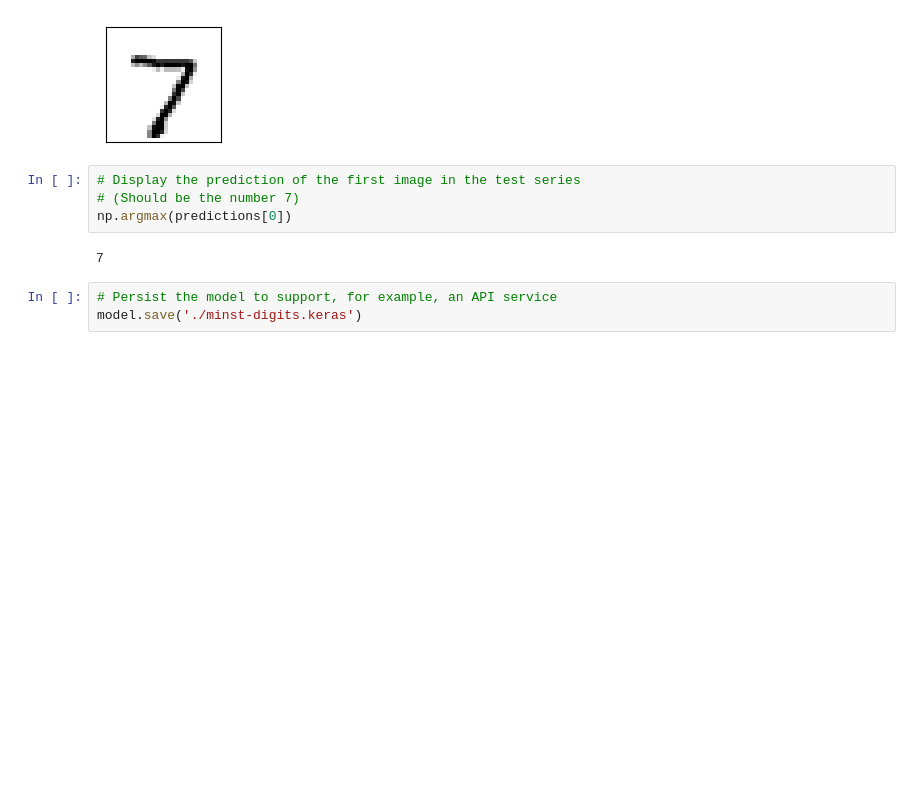
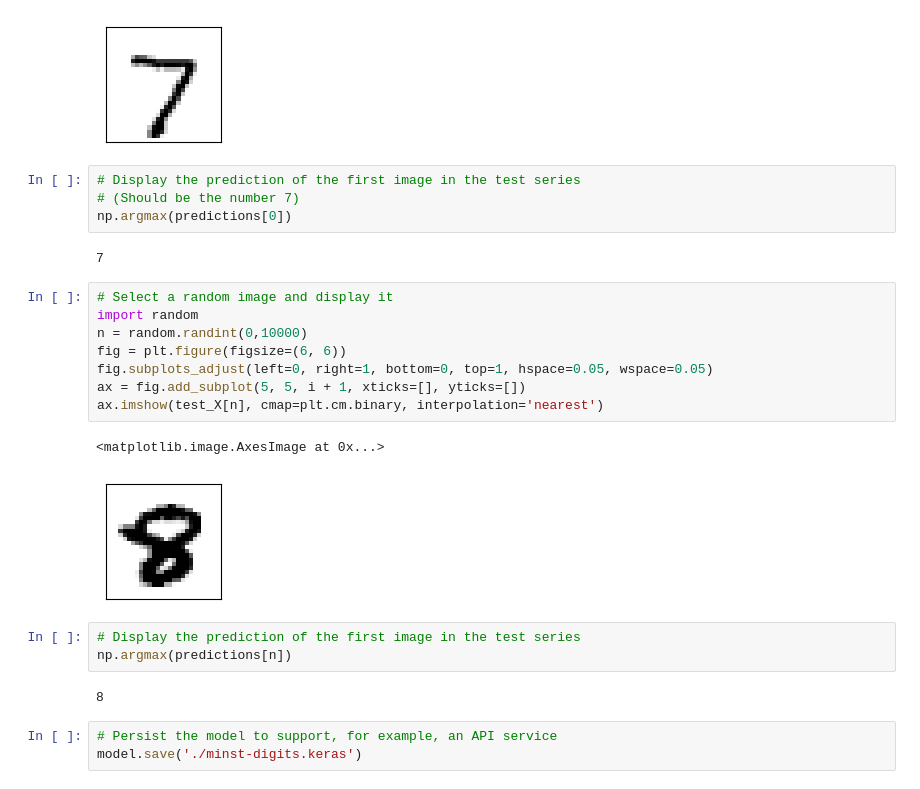
Before and after one commit to andrewwgordon/keras-minst-handwriting, a Jupyter notebook: Keras-Minst-Handwriting.ipynb, the cells around one changed output. Drawn from its saved outputs; the diff is of its cells as text; blank space fills up the shorter version.

```diff
--- a/Keras-Minst-Handwriting.ipynb
+++ b/Keras-Minst-Handwriting.ipynb
@@ -155,6 +157,22 @@ ax.imshow(test_X[0], cmap=plt.cm.binary, interpolation='nearest')
 np.argmax(predictions[0])
 # %% [output]
 7
+# %%
+# Select a random image and display it
+import random
+n = random.randint(0,10000)
+fig = plt.figure(figsize=(6, 6))
+fig.subplots_adjust(left=0, right=1, bottom=0, top=1, hspace=0.05, wspace=0.05)
+ax = fig.add_subplot(5, 5, i + 1, xticks=[], yticks=[])
+ax.imshow(test_X[n], cmap=plt.cm.binary, interpolation='nearest')
+# %% [output]
+<matplotlib.image.AxesImage at 0x...>
+[figure, added]
+# %%
+# Display the prediction of the first image in the test series
+np.argmax(predictions[n])
+# %% [output]
+8
 # %%
 # Persist the model to support, for example, an API service
 model.save('./minst-digits.keras')
```
Also changed, not shown: parts of 4 cells of this notebook.
